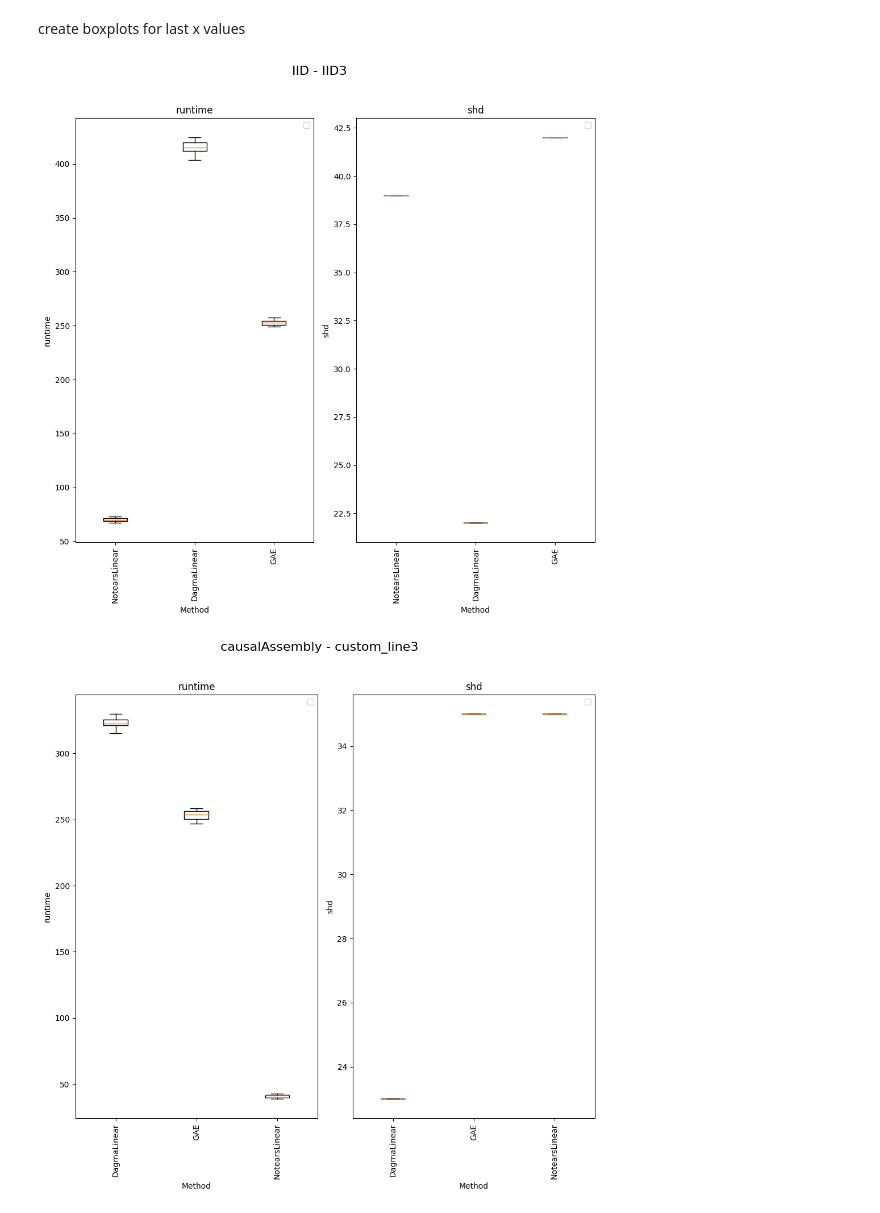
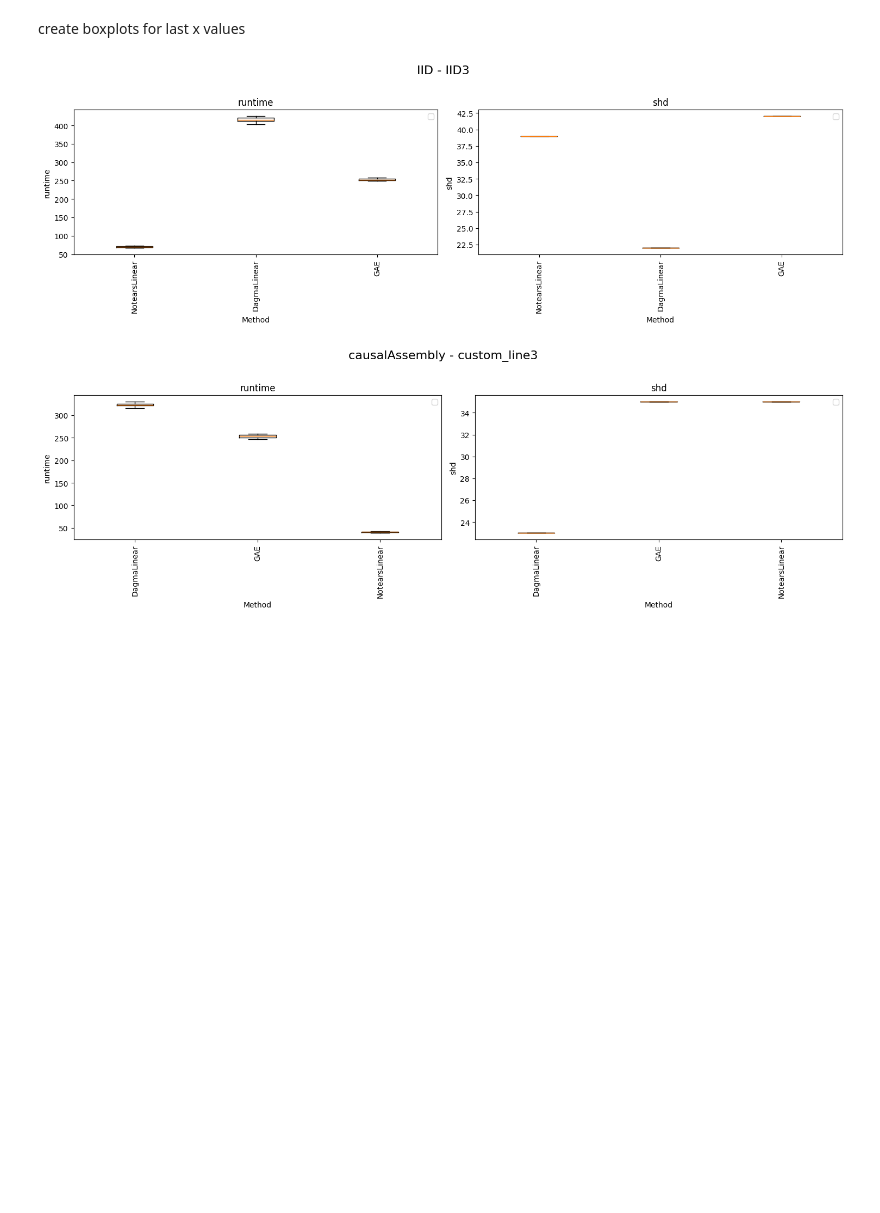
Before and after one commit to leoleoroe/gqw_paper, a Jupyter notebook: results.ipynb, the cells around one changed output. Drawn from its saved outputs; the diff is of its cells as text; code cells hidden in the pictures; blank space fills up the shorter version.

Commit message:
new plotting

```diff
--- a/results.ipynb
+++ b/results.ipynb
@@ -213,7 +213,7 @@ testing_results.drop_duplicates(subset=['dataset', 'subset','method', 'n'], inpl
 testing_results.sort_values(by=['dataset', 'subset', 'n'], inplace=True)
 
 # specify metrics
-metrics = ['shd', 'F1']
+metrics = ['shd', 'F1', 'runtime']
 
 sample_sizes = [500, 1000, 2000, 5000, 10000]
 
@@ -300,33 +300,33 @@ for dataset in testing_results['dataset'].unique():
 
     for subset in dataset_results['subset'].unique():
         subset_results = dataset_results[dataset_results['subset'] == subset]
 
         # Take the last 50 entries for the subset
         subset_results = subset_results.tail(50)
 
         # Create subplots
-        fig, axs = plt.subplots(1, len(metrics), figsize=(10,10))
+        fig, axs = plt.subplots(1, len(metrics), figsize=(15,5))
         fig.suptitle(f'{dataset} - {subset}', fontsize=16)
 
         for i, metric in enumerate(metrics):
             ax = axs[i]
             data_to_plot = []
             labels = []
 
             for method in subset_results['method'].unique():
                 method_results = subset_results[subset_results['method'] == method]
                 data_to_plot.append(method_results[metric])
                 labels.append(method)
 
             ax.boxplot(data_to_plot, labels=labels)
             ax.set_title(metric)
             ax.set_xlabel('Method')
             ax.set_ylabel(metric)
             ax.tick_params(axis='x', labelrotation=90)
             ax.legend()
 
         plt.tight_layout(rect=[0, 0, 1, 0.96])
         plt.show()
 # %% [output]
-[figure, old version]
+[figure, new version]
-[figure, old version]
+[figure, new version]
```
Also changed, not shown: parts of 1 cell of this notebook.
